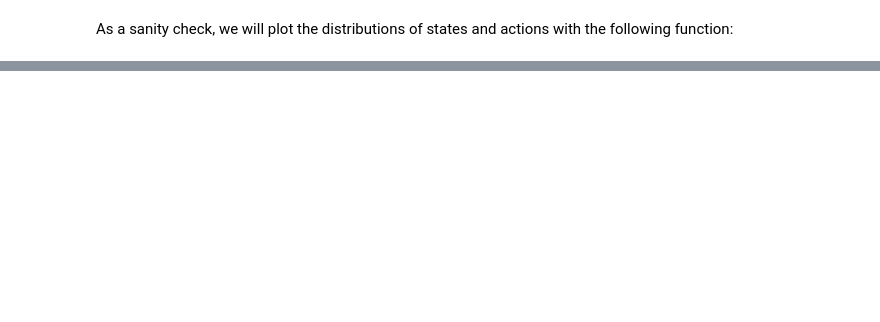
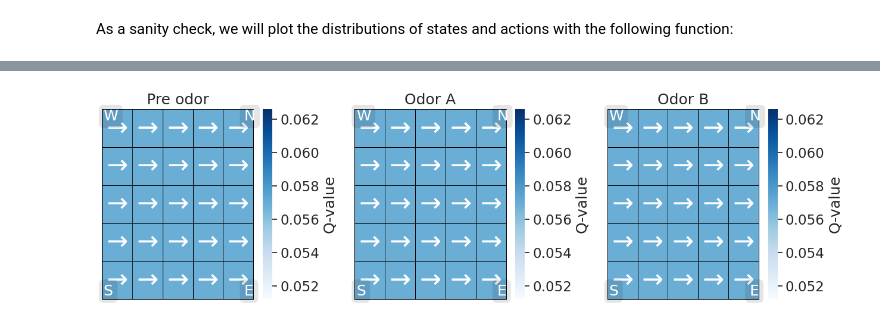
Before and after one commit to NiloufarRazmi/RL_Olfaction, a Jupyter notebook: TriangleTask/dqn_perso.ipynb, the cells around one changed output, grey strips where cells are left out. Drawn from its saved outputs; the diff is of its cells as text; code cells hidden in the pictures; blank space fills up the shorter version.

```diff
--- a/TriangleTask/dqn_perso.ipynb
+++ b/TriangleTask/dqn_perso.ipynb
@@ -81,7 +82,8 @@ Params(seed=42, rng=None, n_runs=1, total_episodes=1000, epsilon=0.2, gamma=0.9,
 ## The environment
 # %%
 # Load the environment
-env = WrappedEnvironment()
+# env = WrappedEnvironment(one_hot_state=True)
+env = WrappedEnvironment(one_hot_state=False)
 # %%
 # Get number of actions
 # n_actions = env.action_space.n
@@ -115,7 +117,10 @@ class DQN(nn.Module):
         return self.mlp(x)
 # %%
 net = DQN(
-    n_observations=p.n_observations, n_actions=p.n_actions, n_units=p.nHiddenUnits
+    # n_observations=p.n_observations, n_actions=p.n_actions, n_units=2 * p.n_observations
+    n_observations=p.n_observations,
+    n_actions=p.n_actions,
+    n_units=p.nHiddenUnits,
 ).to(device)
 net
 # %% [output]
@@ -535,0 +550,19 @@ tensor([[[1.1096e-08, 1.1097e-08, 1.1095e-08, 1.1095e-08],
+# %%
+def qtable_directions_map(qtable, rows, cols):
+    """Get the best learned action & map it to arrows."""
+    qtable_val_max = qtable.max(axis=1).values.reshape(rows, cols)
+    qtable_best_action = qtable.argmax(axis=1).reshape(rows, cols)
+    directions = {0: "↑", 1: "↓", 2: "←", 3: "→"}
+    qtable_directions = np.empty(qtable_best_action.flatten().shape, dtype=str)
+    eps = torch.finfo(torch.float32).eps  # Minimum float number on the machine
+    for idx, val in enumerate(qtable_best_action.flatten()):
+        if qtable_val_max.flatten()[idx] > eps:
+            # Assign an arrow only if a minimal Q-value has been learned as best action
+            # otherwise since 0 is a direction, it also gets mapped on the tiles where
+            # it didn't actually learn anything
+            qtable_directions[idx] = directions[val.item()]
+    qtable_directions = qtable_directions.reshape(rows, cols)
+    return qtable_val_max, qtable_directions
+# %%
+idx = 0
+qtable_directions_map(qtable=q_values[:, idx, :], rows=env.rows, cols=env.cols)
@@ -536,3 +650,7 @@ tensor([[[1.1096e-08, 1.1097e-08, 1.1095e-08, 1.1095e-08],
+# %%
+plot_policies(q_values=q_values, labels=CONTEXTS_LABELS)
+# %% [output]
+[figure, added]
 # %%
 env.tiles_locations.reshape((env.rows, env.cols))
 # %%
```
Also changed, not shown: parts of 12 cells of this notebook, 4 other files.
